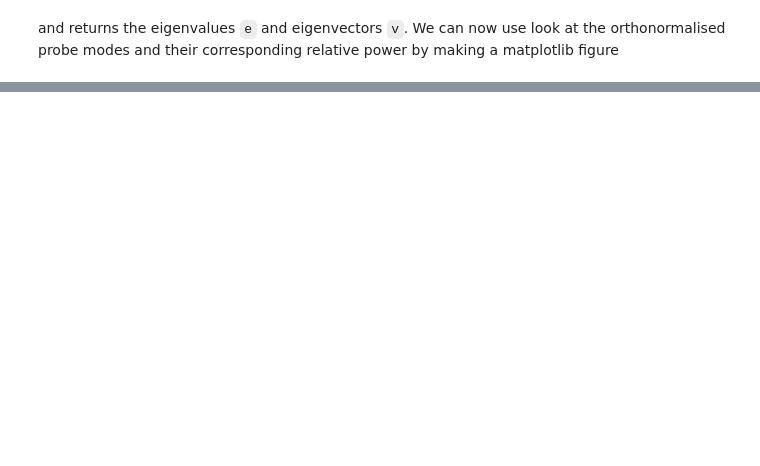
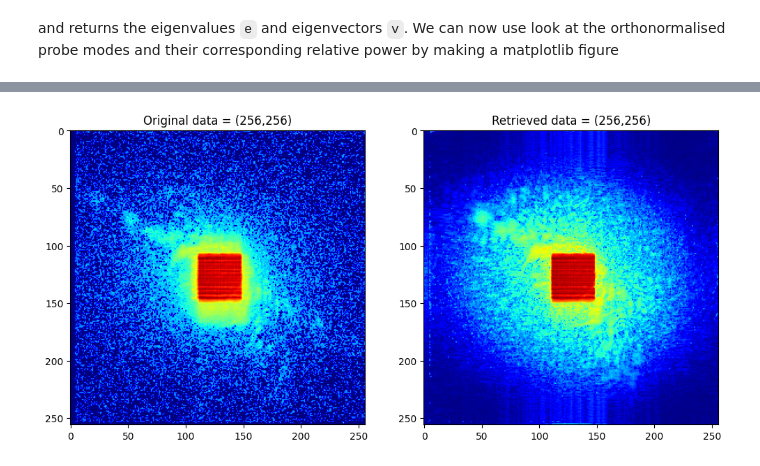
Before and after one commit to jcesardasilva/tutorialasterix, a Jupyter notebook: Ptycho/Ptypy_load_and_run.ipynb, the cells around one changed output, grey strips where cells are left out. Saved outputs shown, nothing was run; the diff lists cells and outputs as text; code cells hidden in the pictures; blank space fills up the shorter version.

```diff
--- a/Ptycho/Ptypy_load_and_run.ipynb
+++ b/Ptycho/Ptypy_load_and_run.ipynb
@@ -167,0 +230,14 @@ for i in range(3):
+# %%
+diff = P.diff.views['V0000'].data # experimental data
+df = pod.fw(pod.probe * pod.object) # reconstructed one
+# %%
+fig = plt.figure(figsize=(12,8))
+ax1 = fig.add_subplot(121)
+ax1.imshow(np.log(np.abs(diff)+0.02),cmap='jet')
+ax1.set_title('Original data = ({:d},{:d})'.format(df.shape[0],df.shape[1]))
+ax2 = fig.add_subplot(122)
+ax2.imshow(np.log(np.abs(df)+0.02),cmap='jet')
+ax2.set_title('Retrieved data = ({:d},{:d})'.format(diff.shape[0],diff.shape[1]))
+fig.show()
+# %% [output]
+[figure, added]
```
Also changed, not shown: parts of 17 cells of this notebook, 2 other files.
